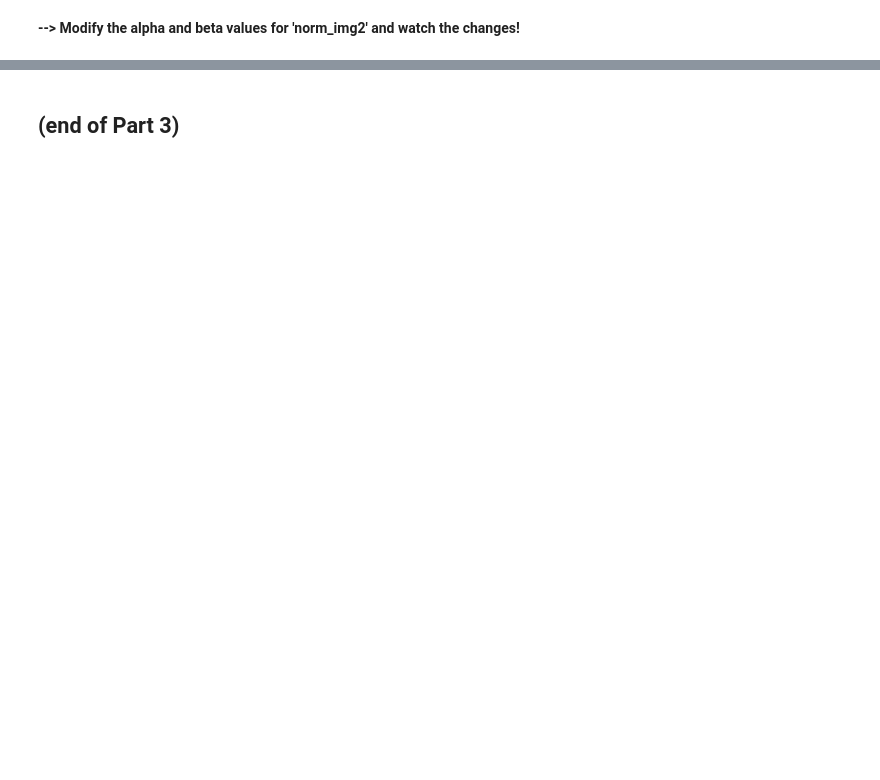
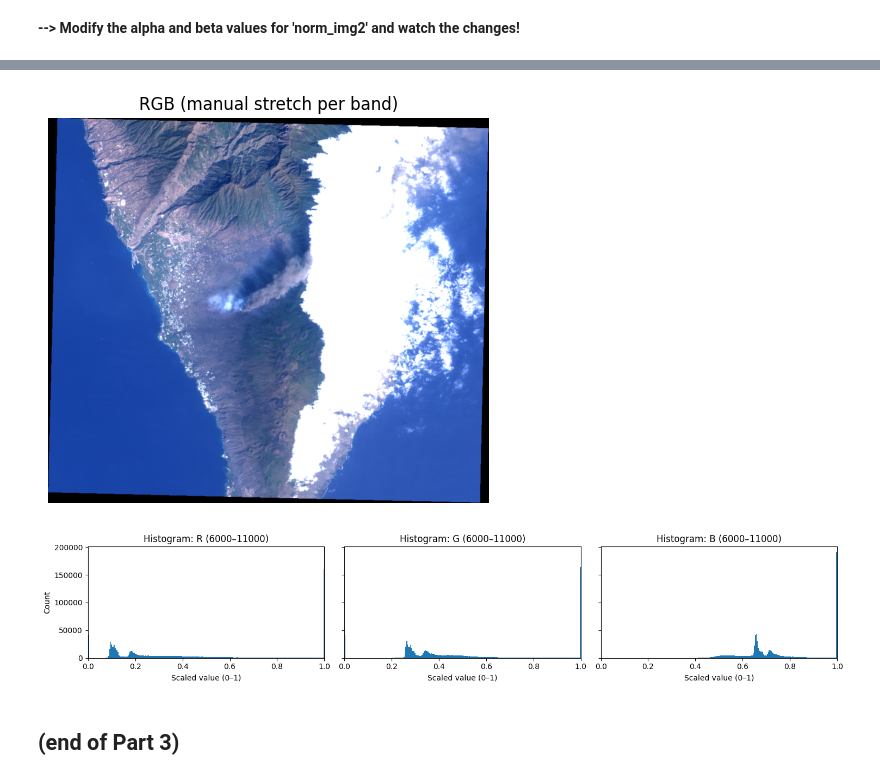
Before and after one commit to besmets/RSE_course, a Jupyter notebook: RSE_Lecture_01_image_processing_with_Python.ipynb, the cells around one changed output, grey strips where cells are left out. Cells and saved outputs as stored; diff of their text form; code cells hidden in the pictures; blank space fills up the shorter version.

```diff
--- a/RSE_Lecture_01_image_processing_with_Python.ipynb
+++ b/RSE_Lecture_01_image_processing_with_Python.ipynb
@@ -499,3 +619,38 @@ draw_image_histogram(equalized_grayscale, [0])
+# %%
+def stretch_manual_to_float01(band_uint16, vmin, vmax):
+    """
+    Per-band manual linear stretch:
+      [vmin, vmax] -> [0, 1]
+    """
+    x = band_uint16.astype(np.float32)
+    vmin = float(vmin)
+    vmax = float(vmax)
+    if vmax == vmin:
+        return np.zeros_like(x, dtype=np.float32)
+    return np.clip((x - vmin) / (vmax - vmin), 0.0, 1.0).astype(np.float32)
+
+# User-defined DN limits (UInt16 DN space)
+limits = {
+    "R": (6000, 11000),
+    "G": (6000, 11000),
+    "B": (6000, 11000),
+}
+
+r_man = stretch_manual_to_float01(r, *limits["R"])
+g_man = stretch_manual_to_float01(g, *limits["G"])
+b_man = stretch_manual_to_float01(b, *limits["B"])
+
+bands_man = np.stack([r_man, g_man, b_man], axis=0)
+show_rgb_and_hists_01(
+    bands_man,
+    titles=(f"R ({limits['R'][0]}–{limits['R'][1]})",
+            f"G ({limits['G'][0]}–{limits['G'][1]})",
+            f"B ({limits['B'][0]}–{limits['B'][1]})"),
+    image_title="RGB (manual stretch per band)"
+)
+# %% [output]
+[figure, added]
+[figure, added]
 # %% [markdown]
 (end of Part 3)
 <br>
```
Also changed, not shown: parts of 27 cells of this notebook.
